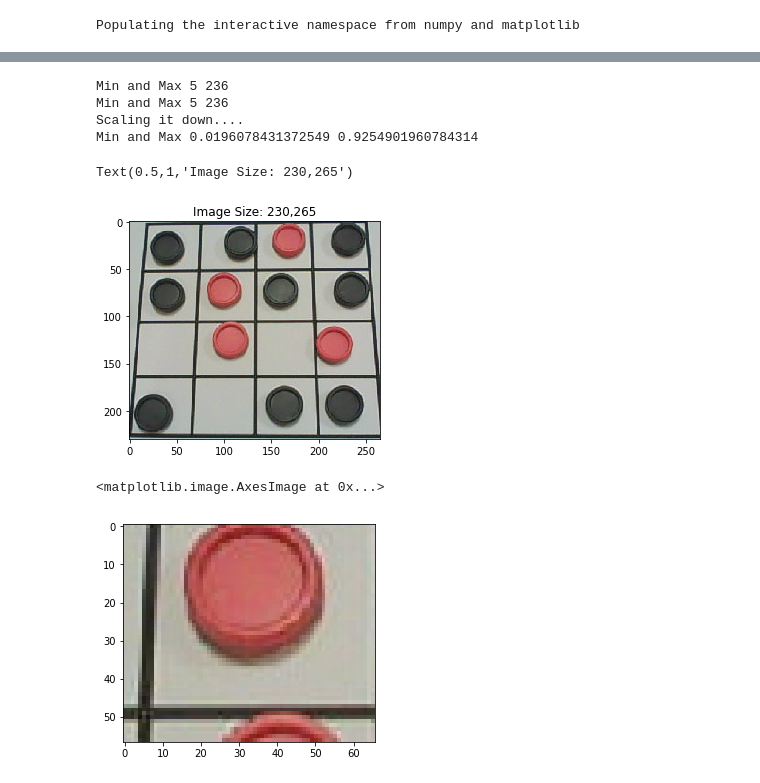
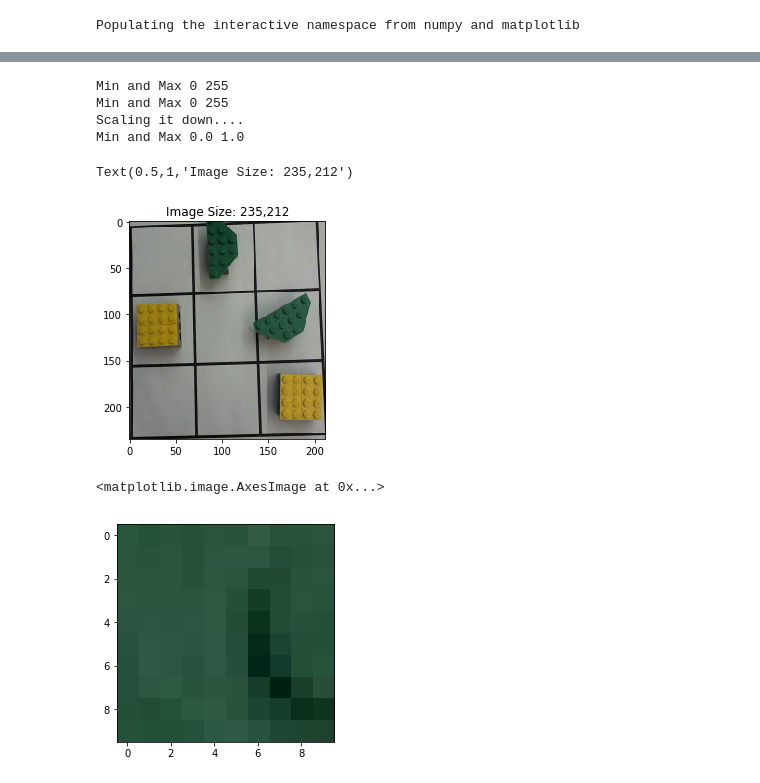
Before and after one commit to bblais/AI-and-Robotics-Fall-2018-Class-Notebooks, a Jupyter notebook: Mon Nov 26 2018 - Making Training Images.ipynb, the cells around one changed output, grey strips where cells are left out. Cells and saved outputs as stored; diff of their text form; code cells hidden in the pictures.

```diff
--- a/Mon Nov 26 2018 - Making Training Images.ipynb
+++ b/Mon Nov 26 2018 - Making Training Images.ipynb
@@ -7,21 +4,0 @@ board_size=(4,4)
-# %%
-def read_image(fname):
-    arr=imread(fname)
-    print("Min and Max",arr.min(),arr.max())
-
-    if any(arr>1):  # if the image is read in as uint8, it's not 0-1 but 0-255, so scale it down
-        print("Min and Max",arr.min(),arr.max())
-        print("Scaling it down....")
-        arr=arr/255
-        print("Min and Max",arr.min(),arr.max())
-
-    if len(arr.shape)>2 and arr.shape[2]>3:  # alpha channel
-        print("arr shape",arr.shape)
-        print("Removing alpha channel")
-        arr=arr[:,:,:3]
-        print("new arr shape",arr.shape)
-
-
-    arr=arr[30:260,45:310]  # change this for your image
-
-    return arr
@@ -73,21 +12,20 @@ def get_square_size(arr,Nr,Nc,r,c,size=None):
 # %%
-fname='robot images/test9.jpg'
-count=1
-arr=read_image(fname)
+arr=read_image('boards/board26.jpg',s_[25:260,78:290])
 imshow(arr)
 title('Image Size: %d,%d' % (arr.shape[0],arr.shape[1]))
 # %% [output]
-Min and Max 5 236
-Min and Max 5 236
+Min and Max 0 255
+Min and Max 0 255
 Scaling it down....
-Min and Max 0.0196078431372549 0.9254901960784314
+Min and Max 0.0 1.0
-Text(0.5,1,'Image Size: 230,265')
+Text(0.5,1,'Image Size: 235,212')
-[figure, old version]
+[figure, new version]
 # %%
 small_square=get_square_size(arr,
                              board_size[0],board_size[1],
-                             1,1)
+                             1,2,
+                            small_square_size)
 imshow(small_square)
 # %% [output]
 <matplotlib.image.AxesImage at 0x...>
-[figure, old version]
+[figure, new version]
```
Also changed, not shown: parts of 10 cells of this notebook, 14 other files.
